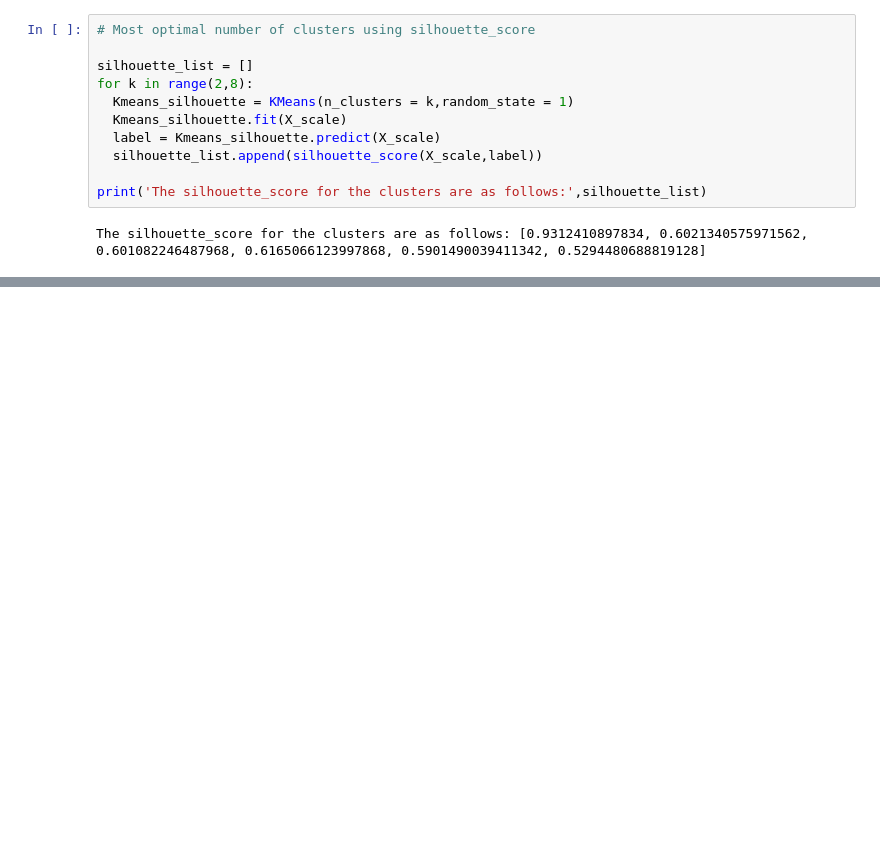
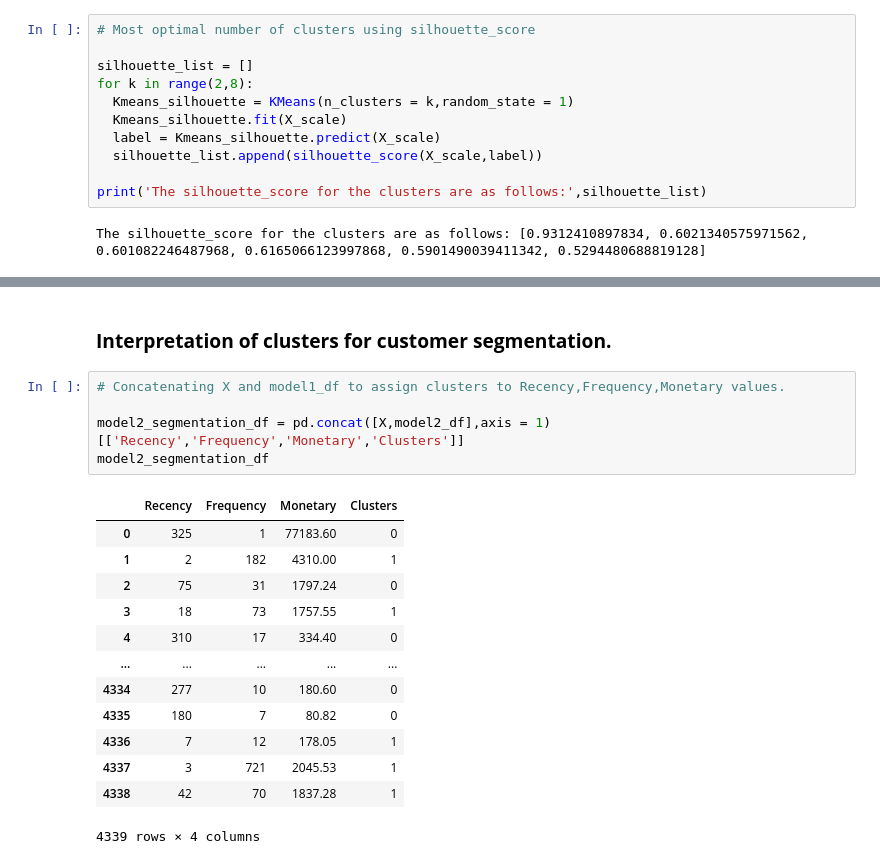
Before and after one commit to Shourya306/Online-Retail-Customer-Segmentation-Clustering, a Jupyter notebook: Online_Retail_Customer_Segmentation.ipynb, the cells around one changed output, grey strips where cells are left out. Drawn from its saved outputs; the diff is of its cells as text; blank space fills up the shorter version.

```diff
--- a/Online_Retail_Customer_Segmentation.ipynb
+++ b/Online_Retail_Customer_Segmentation.ipynb
@@ -923,0 +983,21 @@ visualizer.show()
+# %% [markdown]
+### **Interpretation of clusters for customer segmentation.**
+# %%
+# Concatenating X and model1_df to assign clusters to Recency,Frequency,Monetary values.
+
+model2_segmentation_df = pd.concat([X,model2_df],axis = 1)[['Recency','Frequency','Monetary','Clusters']]
+model2_segmentation_df
+# %% [output]
+|  | Recency | Frequency | Monetary | Clusters |
+| 0 | 325 | 1 | 77183.60 | 0 |
+| 1 | 2 | 182 | 4310.00 | 1 |
+| 2 | 75 | 31 | 1797.24 | 0 |
+| 3 | 18 | 73 | 1757.55 | 1 |
+| 4 | 310 | 17 | 334.40 | 0 |
+| ... | ... | ... | ... | ... |
+| 4334 | 277 | 10 | 180.60 | 0 |
+| 4335 | 180 | 7 | 80.82 | 0 |
+| 4336 | 7 | 12 | 178.05 | 1 |
+| 4337 | 3 | 721 | 2045.53 | 1 |
+| 4338 | 42 | 70 | 1837.28 | 1 |
+4339 rows × 4 columns
```
Also changed, not shown: parts of 22 cells of this notebook.
